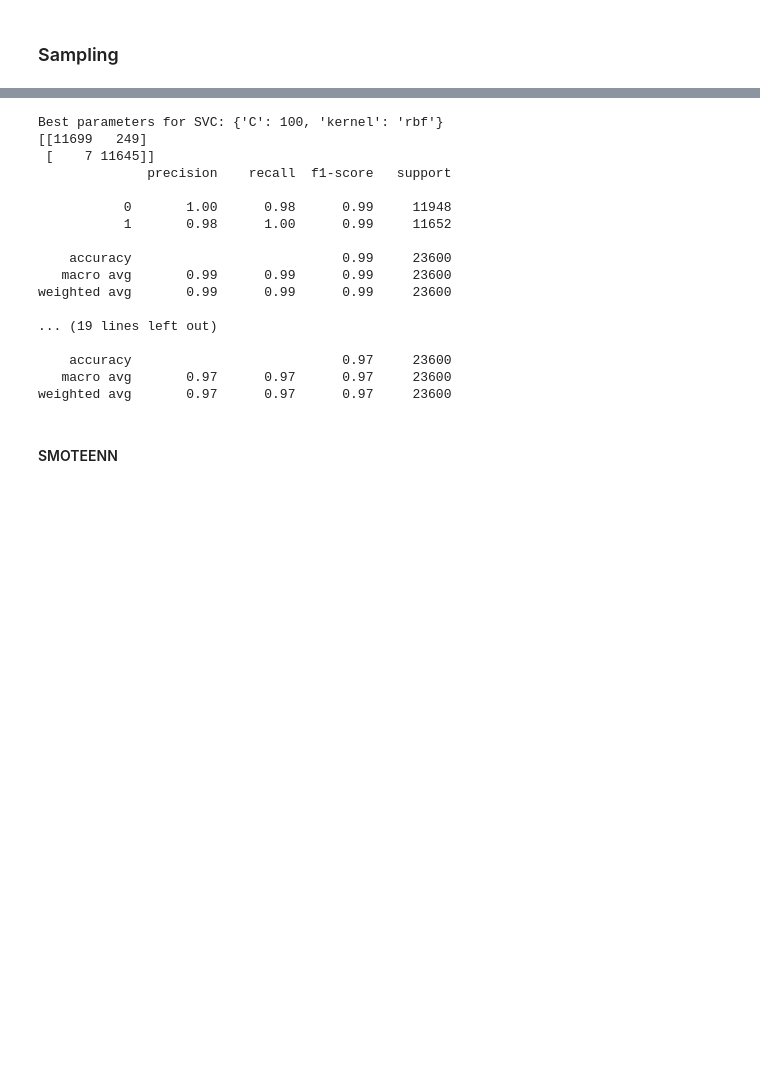
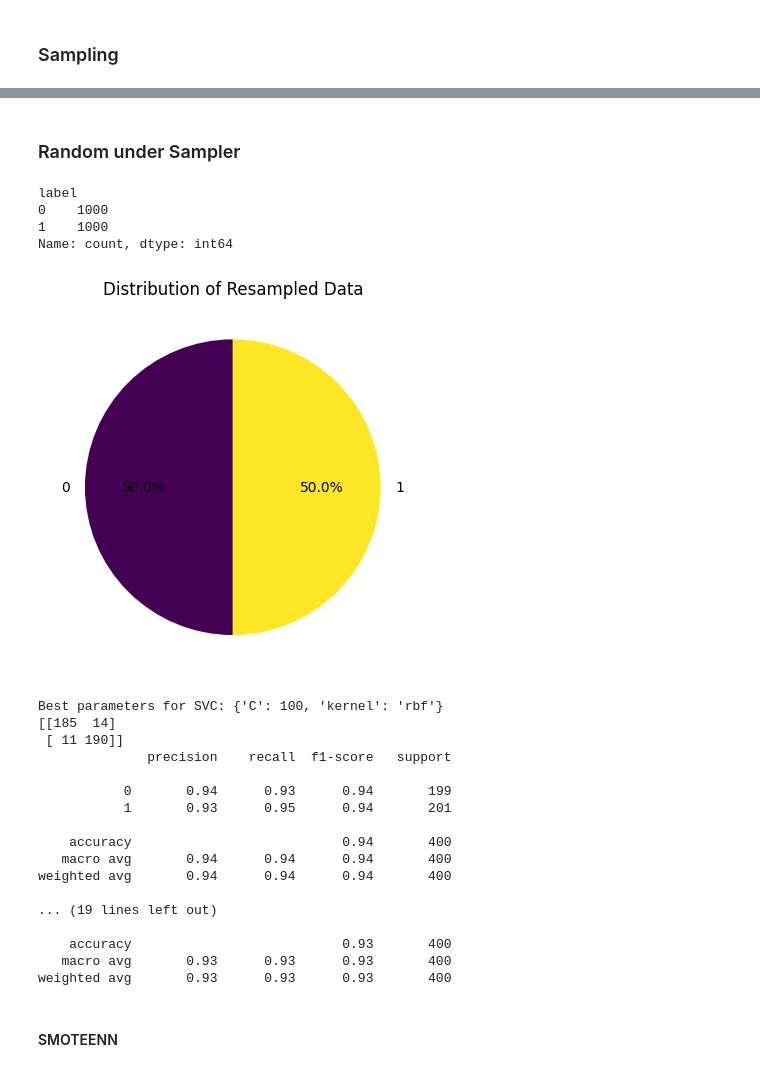
Before and after one commit to Heisenberg-2207/DA5401, a Jupyter notebook: Aniket/assignment7/assignment7.ipynb, the cells around one changed output, grey strips where cells are left out. Saved outputs shown, nothing was run; the diff lists cells and outputs as text; code cells hidden in the pictures; blank space fills up the shorter version.

```diff
--- a/Aniket/assignment7/assignment7.ipynb
+++ b/Aniket/assignment7/assignment7.ipynb
@@ -241,3 +279,31 @@ Name: count, dtype: int64
+# %% [markdown]
+### Random under Sampler
+# %%
+# Apply Random Undersampling to the oversampled dataset
+undersampler = RandomUnderSampler(sampling_strategy='majority', random_state=42)
+X_undersampled, y_undersampled = undersampler.fit_resample(X, y)
+
+# Split the resampled data into training and testing sets
+X_train_resampled, X_test_resampled, y_train_resampled, y_test_resampled = train_test_split(X_undersampled, y_undersampled, test_size=0.2, random_state=42)
+
+# Combine the Resampled Data into a DataFrame for checking distribution
+df_undersampled = pd.DataFrame(X_undersampled, columns=[f'feature_{i}' for i in range(X_undersampled.shape[1])])
+df_undersampled['label'] = y_undersampled
+
+# Check the distribution of the new dataset
+print(df_undersampled['label'].value_counts())
+
+# Plot a pie chart of the distribution
+df_undersampled['label'].value_counts().plot.pie(autopct='%1.1f%%', startangle=90, cmap='viridis')
+plt.ylabel('')
+plt.title('Distribution of Resampled Data')
+plt.show()
+# %% [output]
+label
+0    1000
+1    1000
+Name: count, dtype: int64
+[figure, added]
 # %%
 # Perform SVC
 perform_model(X_train_resampled, y_train_resampled, X_test_resampled, y_test_resampled, SVC(), model_name="SVC", verbose=True, **best_params['SVC'])
@@ -249,22 +315,22 @@ perform_model(X_train_resampled, y_train_resampled, X_test_resampled, y_test_res
 perform_model(X_train_resampled, y_train_resampled, X_test_resampled, y_test_resampled, DecisionTreeClassifier(), model_name="Decision Tree", verbose=True, **best_params['DecisionTree'])
 # %% [output]
 Best parameters for SVC: {'C': 100, 'kernel': 'rbf'}
-[[11699   249]
- [    7 11645]]
+[[185  14]
+ [ 11 190]]
               precision    recall  f1-score   support
 
-           0       1.00      0.98      0.99     11948
-           1       0.98      1.00      0.99     11652
+           0       0.94      0.93      0.94       199
+           1       0.93      0.95      0.94       201
 
-    accuracy                           0.99     23600
-   macro avg       0.99      0.99      0.99     23600
-weighted avg       0.99      0.99      0.99     23600
+    accuracy                           0.94       400
+   macro avg       0.94      0.94      0.94       400
+weighted avg       0.94      0.94      0.94       400
 
 ... (19 lines left out)
 
-    accuracy                           0.97     23600
-   macro avg       0.97      0.97      0.97     23600
-weighted avg       0.97      0.97      0.97     23600
+    accuracy                           0.93       400
+   macro avg       0.93      0.93      0.93       400
+weighted avg       0.93      0.93      0.93       400
 # %% [markdown]
 #### SMOTEENN
 # %%
```
Also changed, not shown: parts of 5 cells of this notebook.
